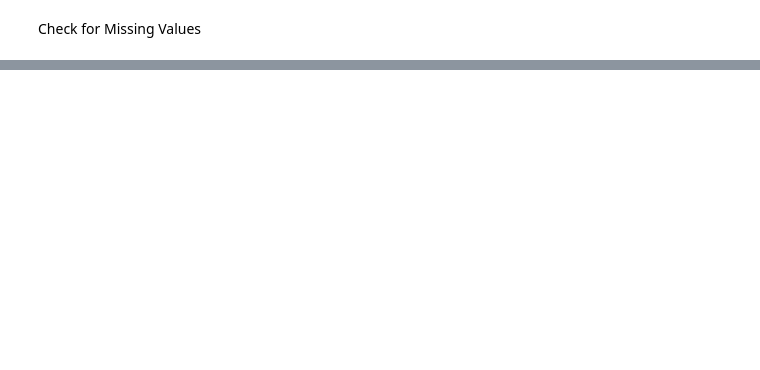
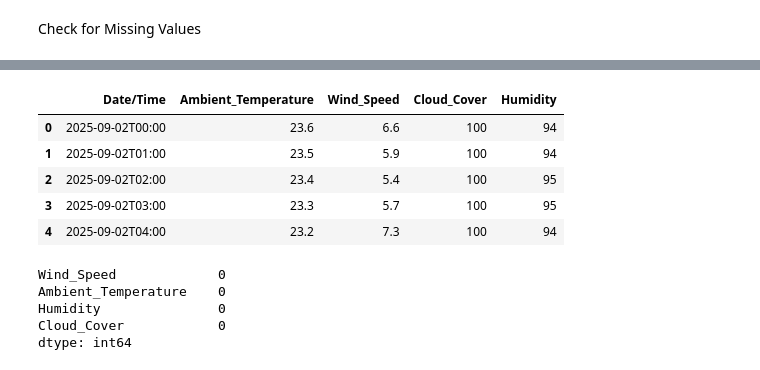
Before and after one commit to AmanPatre/Weather-Based-Energy-Prediction-System-Realtime-Data-, a Jupyter notebook: jupyter-notebook/model_precessing.ipynb, the cells around one changed output, grey strips where cells are left out. Drawn from its saved outputs; the diff is of its cells as text; code cells hidden in the pictures; blank space fills up the shorter version.

```diff
--- a/jupyter-notebook/model_precessing.ipynb
+++ b/jupyter-notebook/model_precessing.ipynb
@@ -110,0 +103,18 @@ KeyError: 'Source_Type'
+# %%
+realtime=pd.read_csv("E:/weather-prediction-model/Data/realtime.csv")
+realtime.head()
+# %% [output]
+|  | Date/Time | Ambient_Temperature | Wind_Speed | Cloud_Cover | Humidity |
+| 0 | 2025-09-02T00:00 | 23.6 | 6.6 | 100 | 94 |
+| 1 | 2025-09-02T01:00 | 23.5 | 5.9 | 100 | 94 |
+| 2 | 2025-09-02T02:00 | 23.4 | 5.4 | 100 | 95 |
+| 3 | 2025-09-02T03:00 | 23.3 | 5.7 | 100 | 95 |
+| 4 | 2025-09-02T04:00 | 23.2 | 7.3 | 100 | 94 |
+# %%
+print(df.isnull().sum())
+# %% [output]
+Wind_Speed             0
+Ambient_Temperature    0
+Humidity               0
+Cloud_Cover            0
+dtype: int64
```
Also changed, not shown: parts of 21 cells of this notebook, 5 other files.
